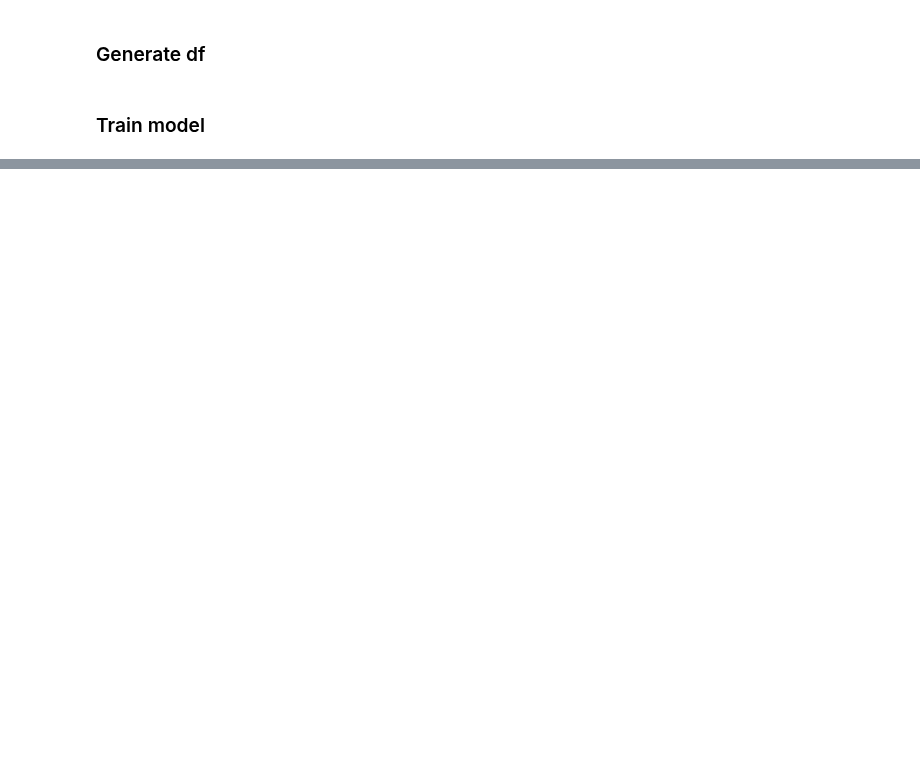
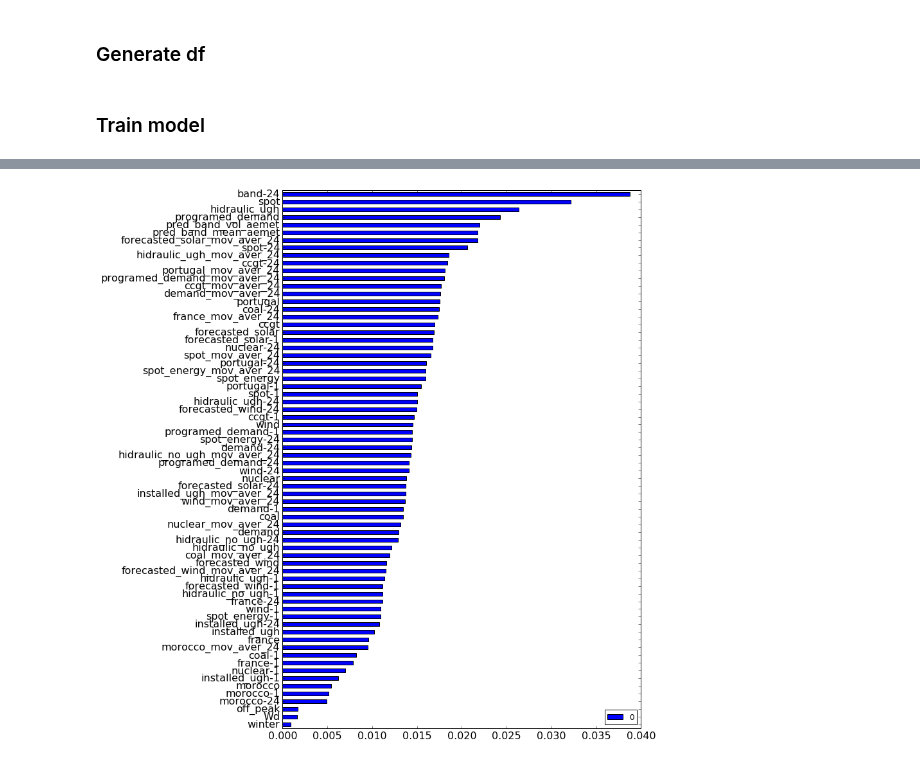
Before and after one commit to NonoMalpi/Secondary_band, a Jupyter notebook: Secondary band model lgbm.ipynb, the cells around one changed output, grey strips where cells are left out. Cells and saved outputs as stored; diff of their text form; code cells hidden in the pictures; blank space fills up the shorter version.

```diff
--- a/Secondary band model lgbm.ipynb
+++ b/Secondary band model lgbm.ipynb
@@ -58,0 +87,4 @@ lgbm_model.plot_feature_importance()
+# %%
+lgbm_model_grouped.plot_feature_importance()
+# %% [output]
+[figure, added]
```
Also changed, not shown: parts of 10 cells of this notebook, 1 other file.
